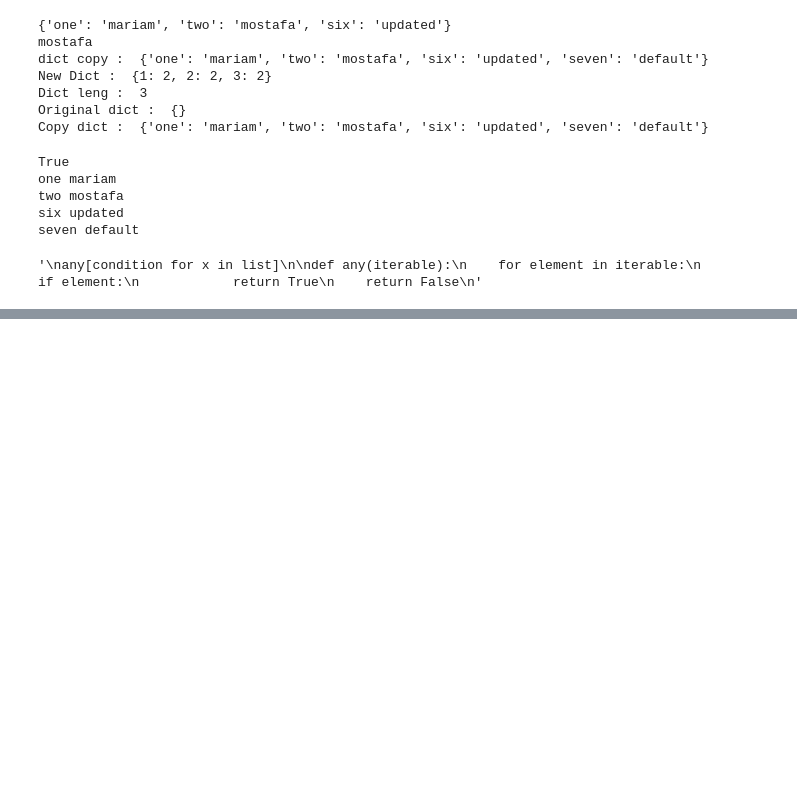
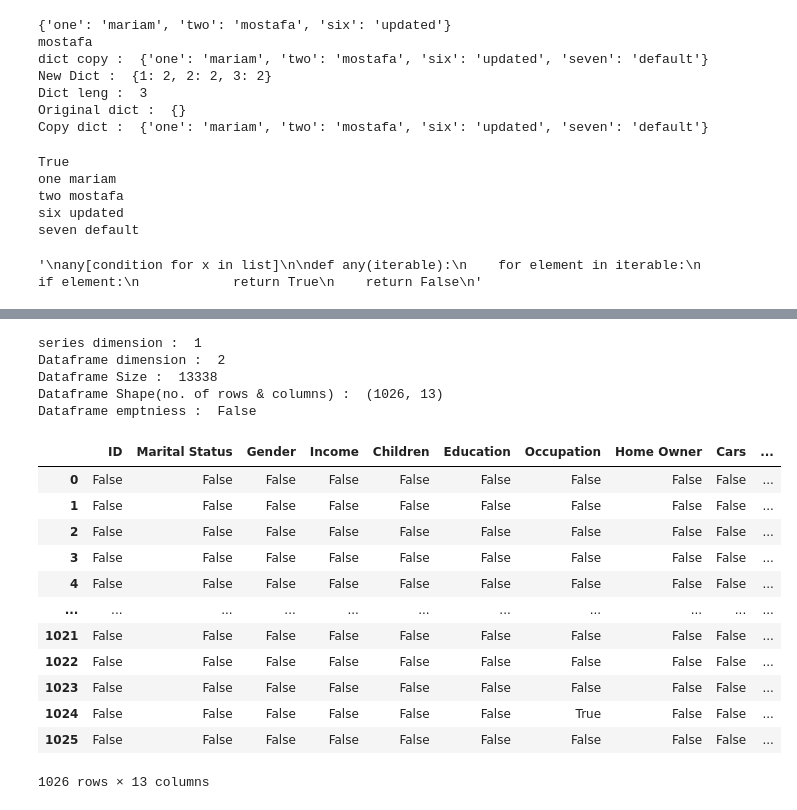
Before and after one commit to Mariamx811/Task2, a Jupyter notebook: Task2.ipynb, the cells around one changed output, grey strips where cells are left out. Saved outputs shown, nothing was run; the diff lists cells and outputs as text; code cells hidden in the pictures; blank space fills up the shorter version.

```diff
--- a/Task2.ipynb
+++ b/Task2.ipynb
@@ -154,0 +265,33 @@ def any(iterable):
+# %%
+#Check the dimension of the object (Series or Dataframe)
+series = pd.Series([1,2,3,4])
+print("series dimension : ", series.ndim)
+print("Dataframe dimension : ", df_csv.ndim)
+#Dataframe size & shape
+print("Dataframe Size : ", df_csv.size)
+print("Dataframe Shape(no. of rows & columns) : ", df_csv.shape)
+#Check if dataframe is empty
+print("Dataframe emptniess : ", df_csv.empty)
+# %% [output]
+series dimension :  1
+Dataframe dimension :  2
+Dataframe Size :  13338
+Dataframe Shape(no. of rows & columns) :  (1026, 13)
+Dataframe emptniess :  False
+# %%
+#Detecting missing values
+df_csv.isna()
+# %% [output]
+|  | ID | Marital Status | Gender | Income | Children | Education | Occupation | Home Owner | Cars | ... |
+| 0 | False | False | False | False | False | False | False | False | False | ... |
+| 1 | False | False | False | False | False | False | False | False | False | ... |
+| 2 | False | False | False | False | False | False | False | False | False | ... |
+| 3 | False | False | False | False | False | False | False | False | False | ... |
+| 4 | False | False | False | False | False | False | False | False | False | ... |
+| ... | ... | ... | ... | ... | ... | ... | ... | ... | ... | ... |
+| 1021 | False | False | False | False | False | False | False | False | False | ... |
+| 1022 | False | False | False | False | False | False | False | False | False | ... |
+| 1023 | False | False | False | False | False | False | False | False | False | ... |
+| 1024 | False | False | False | False | False | False | True | False | False | ... |
+| 1025 | False | False | False | False | False | False | False | False | False | ... |
+1026 rows × 13 columns
```
Also changed, not shown: parts of 28 cells of this notebook, 2 other files.
